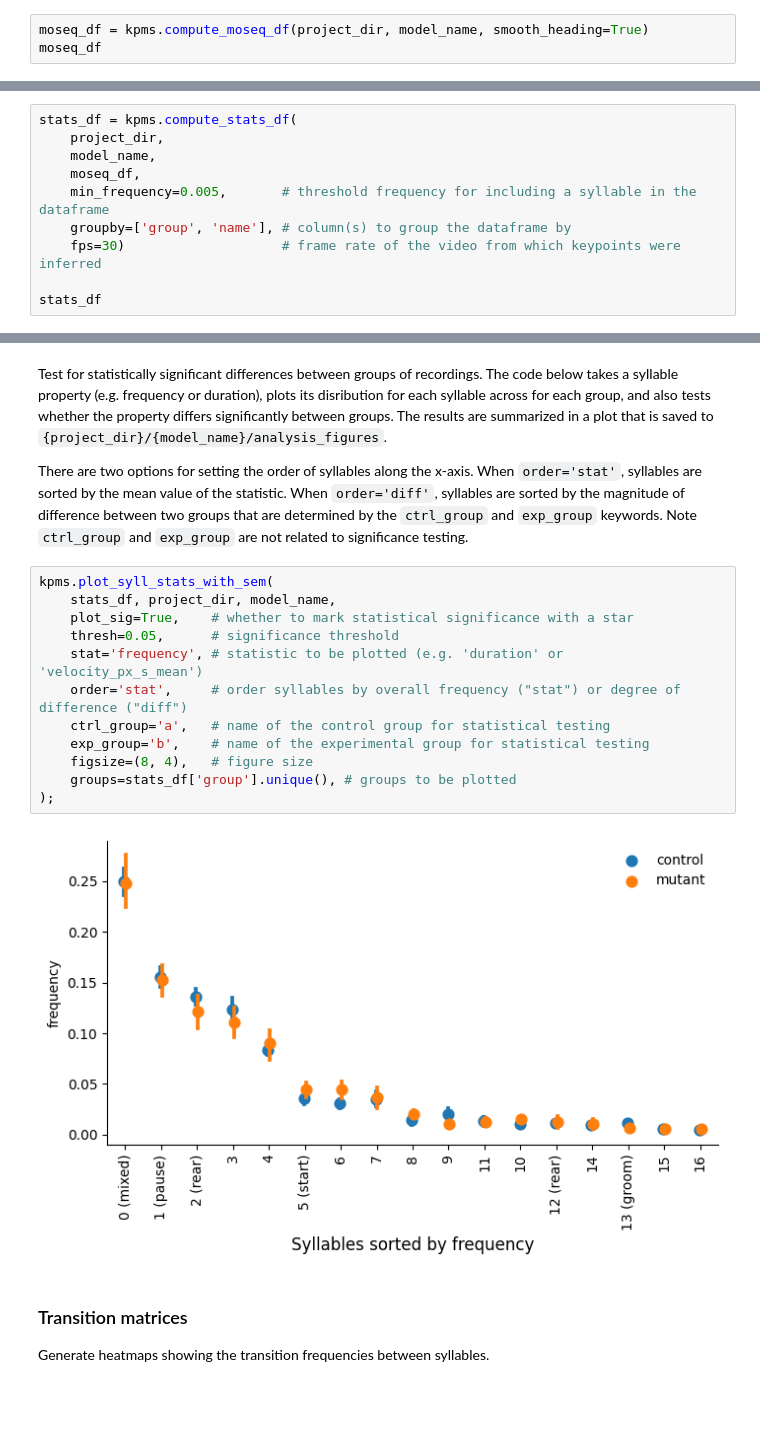
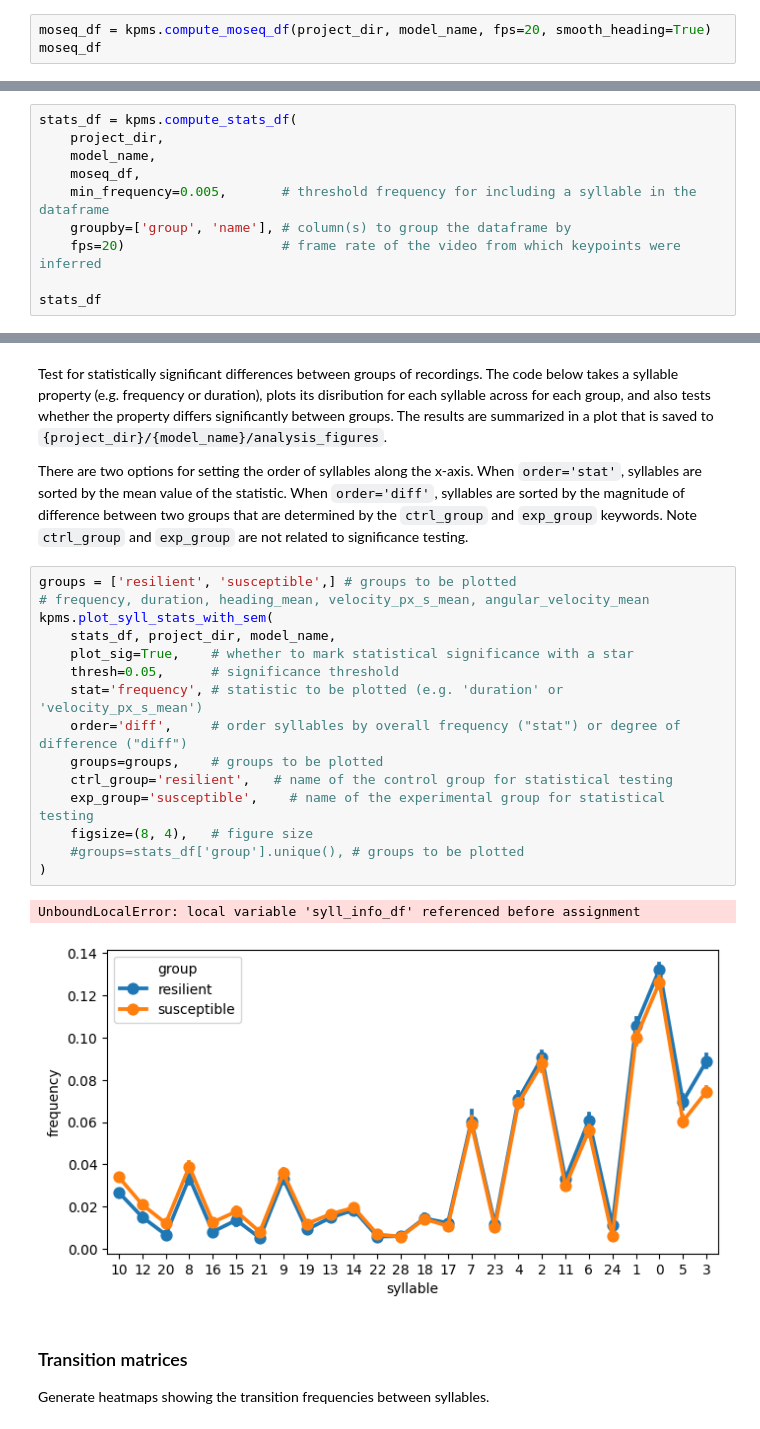
Before and after one commit to Junes94/keypoint-moseq, a Jupyter notebook: docs/source/analysis_SDSBD.ipynb, the cells around one changed output, grey strips where cells are left out. Saved outputs shown, nothing was run; the diff lists cells and outputs as text; blank space fills up the shorter version.

Commit message:
local git before update kp_moseq from upstream

```diff
--- a/docs/source/analysis_SDSBD.ipynb
+++ b/docs/source/analysis_SDSBD.ipynb
@@ -48,5 +65,5 @@ QgridWidget(grid_options={'fullWidthRows': True, 'syncColumnCellResize': True, '
 
 Generate a pandas dataframe called `moseq_df` that contains syllable labels and kinematic information for each frame across all the recording sessions.
 # %%
-moseq_df = kpms.compute_moseq_df(project_dir, model_name, smooth_heading=True)
+moseq_df = kpms.compute_moseq_df(project_dir, model_name, fps=20, smooth_heading=True)
 moseq_df
@@ -66,6 +97,6 @@ stats_df = kpms.compute_stats_df(
     moseq_df,
     min_frequency=0.005,       # threshold frequency for including a syllable in the dataframe
     groupby=['group', 'name'], # column(s) to group the dataframe by
-    fps=30)                    # frame rate of the video from which keypoints were inferred
+    fps=20)                    # frame rate of the video from which keypoints were inferred
 
 stats_df
@@ -95,19 +143,23 @@ Test for statistically significant differences between groups of recordings. The
 
 There are two options for setting the order of syllables along the x-axis. When `order='stat'`, syllables are sorted by the mean value of the statistic. When `order='diff'`, syllables are sorted by the magnitude of difference between two groups that are determined by the `ctrl_group` and `exp_group` keywords. Note `ctrl_group` and `exp_group` are not related to significance testing.
 # %%
+groups = ['resilient', 'susceptible',] # groups to be plotted
+# frequency, duration, heading_mean, velocity_px_s_mean, angular_velocity_mean
 kpms.plot_syll_stats_with_sem(
     stats_df, project_dir, model_name,
     plot_sig=True,    # whether to mark statistical significance with a star
     thresh=0.05,      # significance threshold
     stat='frequency', # statistic to be plotted (e.g. 'duration' or 'velocity_px_s_mean')
-    order='stat',     # order syllables by overall frequency ("stat") or degree of difference ("diff")
-    ctrl_group='a',   # name of the control group for statistical testing
-    exp_group='b',    # name of the experimental group for statistical testing
+    order='diff',     # order syllables by overall frequency ("stat") or degree of difference ("diff")
+    groups=groups,    # groups to be plotted
+    ctrl_group='resilient',   # name of the control group for statistical testing
+    exp_group='susceptible',    # name of the experimental group for statistical testing
     figsize=(8, 4),   # figure size
-    groups=stats_df['group'].unique(), # groups to be plotted
-);
+    #groups=stats_df['group'].unique(), # groups to be plotted
+)
 # %% [output]
+UnboundLocalError: local variable 'syll_info_df' referenced before assignment
-[figure, old version]
+[figure, new version]
 # %% [markdown]
 ### Transition matrices
 Generate heatmaps showing the transition frequencies between syllables.
```
Also changed, not shown: parts of 11 cells of this notebook, 6 other files.
